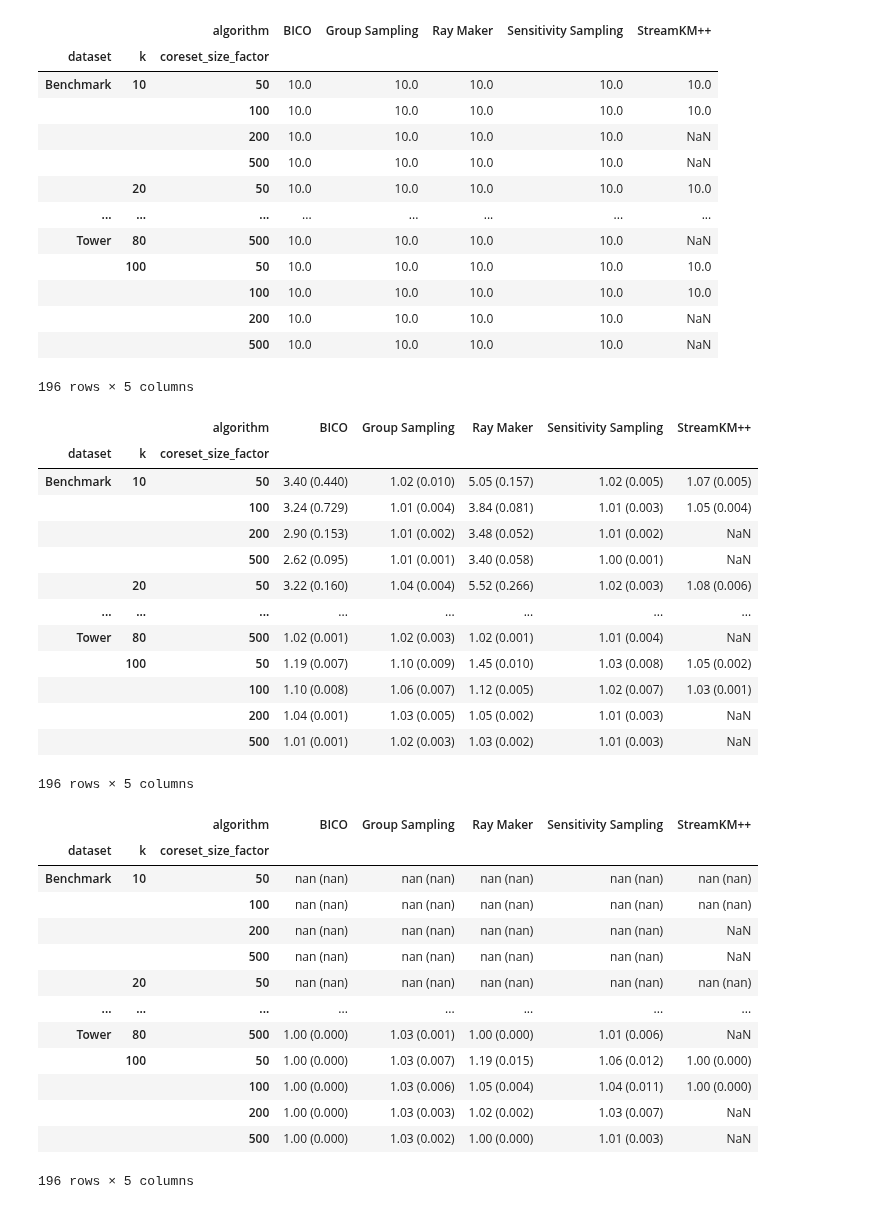
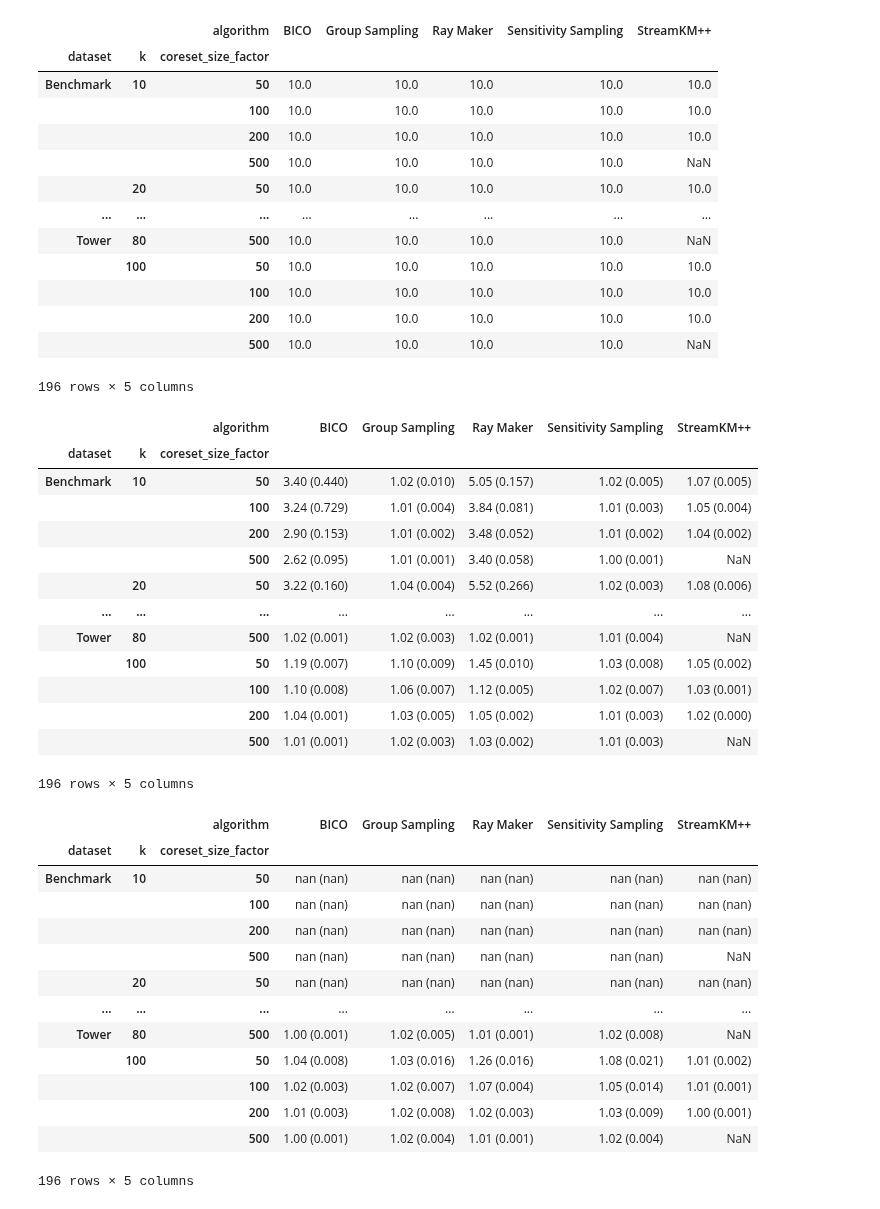
Before and after one commit to sheikhomar/coresets-bench, a Jupyter notebook: pynb/27-updated-results.ipynb, the cells around one changed output. Cells and saved outputs as stored; diff of their text form; code cells hidden in the pictures.

```diff
--- a/pynb/27-updated-results.ipynb
+++ b/pynb/27-updated-results.ipynb
@@ -77,14 +77,17 @@ def get_costs(file_paths):
         run_info = RunInfo.load_json(run_file_path)
         if "hardinstance" in run_info.dataset and run_info.k > 40:
             continue
-        if run_info.algorithm == "stream-km++" and run_info.m > 100*run_info.k:
+        if run_info.algorithm == "stream-km++" and run_info.m > 200*run_info.k:
             continue
         real_cost = load_cost_from_file(run_file_path.parent / "real_cost.txt")
         coreset_cost = load_cost_from_file(run_file_path.parent / "coreset_cost.txt")
         real_cost_synthetic = load_cost_from_file(run_file_path.parent / "real_cost_synthetic.txt")
         coreset_cost_synthetic = load_cost_from_file(run_file_path.parent / "coreset_cost_synthetic.txt")
+        real_cost_synthetic2 = load_cost_from_file(run_file_path.parent / "real_cost_convexsynthetic.txt")
+        coreset_cost_synthetic2 = load_cost_from_file(run_file_path.parent / "coreset_cost_convexsynthetic.txt")
         distortion = compute_distortion(real_cost, coreset_cost)
         distortion_synthetic = compute_distortion(real_cost_synthetic, coreset_cost_synthetic)
+        distortion_synthetic2 = compute_distortion(real_cost_synthetic2, coreset_cost_synthetic2)
         costs.append({
             "dataset": get_dataset_print_name(run_info),
             "algorithm": get_algorithm_name(run_info),
@@ -98,11 +101,12 @@ def get_costs(file_paths):
             "real_cost_synthetic": real_cost_synthetic,
             "coreset_cost_synthetic": coreset_cost_synthetic,
             "distortion_synthetic": distortion_synthetic,
+            "distortion_synthetic2": distortion_synthetic2,
             "run_file_path": str(run_file_path),
         })
     df_data = pd.DataFrame(costs)
-    #return df_data.groupby(["dataset", "algorithm", "k", "coreset_size"], as_index=False).head(10)
-    return df_data
+    return df_data.groupby(["dataset", "algorithm", "k", "coreset_size"], as_index=False).head(10)
+    #return df_data
 
 def aggregate_costs(df_costs: pd.DataFrame):
     group_columns = ["dataset", "algorithm", "k", "coreset_size", "coreset_size_factor"]
@@ -121,6 +125,8 @@ def aggregate_costs(df_costs: pd.DataFrame):
         distortion_max=("distortion", "max"),
         distortion_synthetic_mean=("distortion_synthetic", "mean"),
         distortion_synthetic_std=("distortion_synthetic", "std"),
+        distortion_synthetic2_mean=("distortion_synthetic2", "mean"),
+        distortion_synthetic2_std=("distortion_synthetic2", "std"),
     )
     df_aggr_costs["running_time"] = pd.to_timedelta(df_aggr_costs.running_time_mean, unit='s')
     df_aggr_costs["running_time_formatted"] = df_aggr_costs["running_time"].map(
@@ -195,0 +202,2 @@ len(run_files)
+# %%
+run_files_filtered = [f for f in run_files if len(list(f.parent.glob("*.txt"))) > 0]
@@ -196,5 +208,5 @@ len(run_files)
 # %%
-df_cost_data = get_costs(run_files)
+df_cost_data = get_costs(run_files_filtered)
 # %%
 include_datasets = [
     'Caltech', 'Caltech+PCA', 'Census', 'Census+PCA', 'Covertype', 'Covertype+PCA',
@@ -229,14 +241,14 @@ df_experiment_counts
 | dataset | k | coreset_size_factor |  |  |  |  |  |
 | Benchmark | 10 | 50 | 10.0 | 10.0 | 10.0 | 10.0 | 10.0 |
 |  |  | 100 | 10.0 | 10.0 | 10.0 | 10.0 | 10.0 |
-|  |  | 200 | 10.0 | 10.0 | 10.0 | 10.0 | NaN |
+|  |  | 200 | 10.0 | 10.0 | 10.0 | 10.0 | 10.0 |
 |  |  | 500 | 10.0 | 10.0 | 10.0 | 10.0 | NaN |
 |  | 20 | 50 | 10.0 | 10.0 | 10.0 | 10.0 | 10.0 |
 | ... | ... | ... | ... | ... | ... | ... | ... |
 | Tower | 80 | 500 | 10.0 | 10.0 | 10.0 | 10.0 | NaN |
 |  | 100 | 50 | 10.0 | 10.0 | 10.0 | 10.0 | 10.0 |
 |  |  | 100 | 10.0 | 10.0 | 10.0 | 10.0 | 10.0 |
-|  |  | 200 | 10.0 | 10.0 | 10.0 | 10.0 | NaN |
+|  |  | 200 | 10.0 | 10.0 | 10.0 | 10.0 | 10.0 |
 |  |  | 500 | 10.0 | 10.0 | 10.0 | 10.0 | NaN |
 196 rows × 5 columns
 # %%
@@ -258,43 +270,43 @@ df_results_table
 | dataset | k | coreset_size_factor |  |  |  |  |  |
 | Benchmark | 10 | 50 | 3.40 (0.440) | 1.02 (0.010) | 5.05 (0.157) | 1.02 (0.005) | 1.07 (0.005) |
 |  |  | 100 | 3.24 (0.729) | 1.01 (0.004) | 3.84 (0.081) | 1.01 (0.003) | 1.05 (0.004) |
-|  |  | 200 | 2.90 (0.153) | 1.01 (0.002) | 3.48 (0.052) | 1.01 (0.002) | NaN |
+|  |  | 200 | 2.90 (0.153) | 1.01 (0.002) | 3.48 (0.052) | 1.01 (0.002) | 1.04 (0.002) |
 |  |  | 500 | 2.62 (0.095) | 1.01 (0.001) | 3.40 (0.058) | 1.00 (0.001) | NaN |
 |  | 20 | 50 | 3.22 (0.160) | 1.04 (0.004) | 5.52 (0.266) | 1.02 (0.003) | 1.08 (0.006) |
 | ... | ... | ... | ... | ... | ... | ... | ... |
 | Tower | 80 | 500 | 1.02 (0.001) | 1.02 (0.003) | 1.02 (0.001) | 1.01 (0.004) | NaN |
 |  | 100 | 50 | 1.19 (0.007) | 1.10 (0.009) | 1.45 (0.010) | 1.03 (0.008) | 1.05 (0.002) |
 |  |  | 100 | 1.10 (0.008) | 1.06 (0.007) | 1.12 (0.005) | 1.02 (0.007) | 1.03 (0.001) |
-|  |  | 200 | 1.04 (0.001) | 1.03 (0.005) | 1.05 (0.002) | 1.01 (0.003) | NaN |
+|  |  | 200 | 1.04 (0.001) | 1.03 (0.005) | 1.05 (0.002) | 1.01 (0.003) | 1.02 (0.000) |
 |  |  | 500 | 1.01 (0.001) | 1.02 (0.003) | 1.03 (0.002) | 1.01 (0.003) | NaN |
 196 rows × 5 columns
 # %%
 df_results_table.to_excel("distortions.xlsx")
 # %%
-add_combined_mean_std(df=df_aggr_costs, attr="distortion_synthetic")
+add_combined_mean_std(df=df_aggr_costs, attr="distortion_synthetic2")
 
 df_results_table = pd.pivot_table(
     data=df_aggr_costs,
-    values="distortion_synthetic_mean_std",
+    values="distortion_synthetic2_mean_std",
     index=["dataset", "k", "coreset_size_factor"],
     columns=["algorithm"],
     aggfunc=lambda x: ' '.join(x)
 )
 
 df_results_table
 # %% [output]
 |  |  | algorithm | BICO | Group Sampling | Ray Maker | Sensitivity Sampling | StreamKM++ |
 | dataset | k | coreset_size_factor |  |  |  |  |  |
 | Benchmark | 10 | 50 | nan (nan) | nan (nan) | nan (nan) | nan (nan) | nan (nan) |
 |  |  | 100 | nan (nan) | nan (nan) | nan (nan) | nan (nan) | nan (nan) |
-|  |  | 200 | nan (nan) | nan (nan) | nan (nan) | nan (nan) | NaN |
+|  |  | 200 | nan (nan) | nan (nan) | nan (nan) | nan (nan) | nan (nan) |
 |  |  | 500 | nan (nan) | nan (nan) | nan (nan) | nan (nan) | NaN |
 |  | 20 | 50 | nan (nan) | nan (nan) | nan (nan) | nan (nan) | nan (nan) |
 | ... | ... | ... | ... | ... | ... | ... | ... |
-| Tower | 80 | 500 | 1.00 (0.000) | 1.03 (0.001) | 1.00 (0.000) | 1.01 (0.006) | NaN |
-|  | 100 | 50 | 1.00 (0.000) | 1.03 (0.007) | 1.19 (0.015) | 1.06 (0.012) | 1.00 (0.000) |
-|  |  | 100 | 1.00 (0.000) | 1.03 (0.006) | 1.05 (0.004) | 1.04 (0.011) | 1.00 (0.000) |
-|  |  | 200 | 1.00 (0.000) | 1.03 (0.003) | 1.02 (0.002) | 1.03 (0.007) | NaN |
-|  |  | 500 | 1.00 (0.000) | 1.03 (0.002) | 1.00 (0.000) | 1.01 (0.003) | NaN |
+| Tower | 80 | 500 | 1.00 (0.001) | 1.02 (0.005) | 1.01 (0.001) | 1.02 (0.008) | NaN |
+|  | 100 | 50 | 1.04 (0.008) | 1.03 (0.016) | 1.26 (0.016) | 1.08 (0.021) | 1.01 (0.002) |
+|  |  | 100 | 1.02 (0.003) | 1.02 (0.007) | 1.07 (0.004) | 1.05 (0.014) | 1.01 (0.001) |
+|  |  | 200 | 1.01 (0.003) | 1.02 (0.008) | 1.02 (0.003) | 1.03 (0.009) | 1.00 (0.001) |
+|  |  | 500 | 1.00 (0.001) | 1.02 (0.004) | 1.01 (0.001) | 1.02 (0.004) | NaN |
 196 rows × 5 columns
 # %%
```
Also changed, not shown: parts of 6 cells of this notebook.
